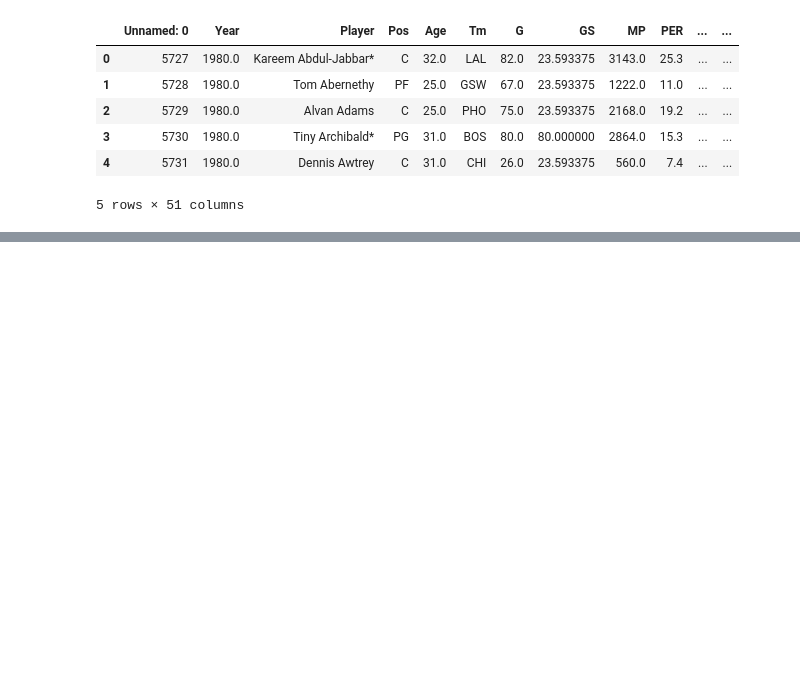
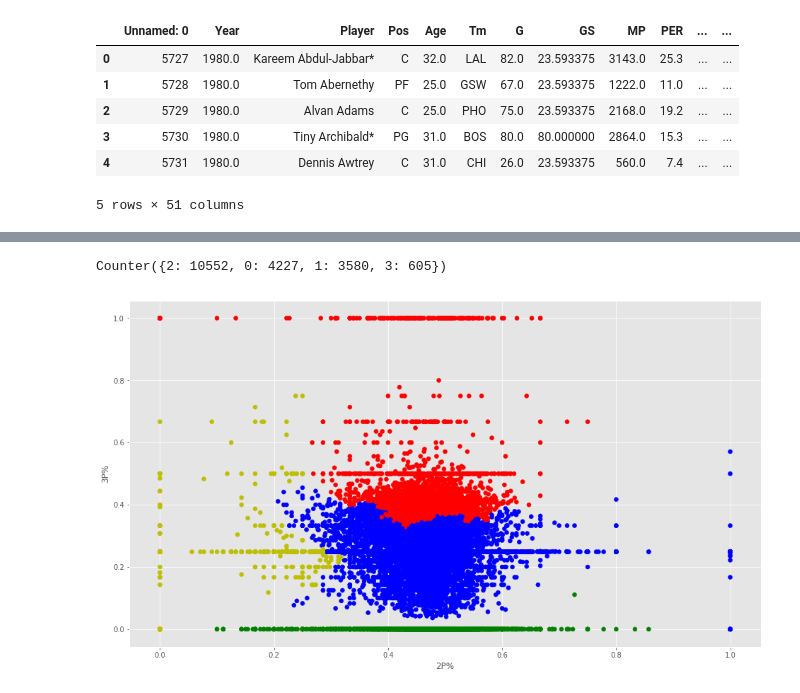
Before and after one commit to ll1195831146/Big-Data-Systems-and-Intelligence-Analytics, a Jupyter notebook: Assignment2/Assignment2.ipynb, the cells around one changed output, grey strips where cells are left out. Drawn from its saved outputs; the diff is of its cells as text; code cells hidden in the pictures; blank space fills up the shorter version.

```diff
--- a/Assignment2/Assignment2.ipynb
+++ b/Assignment2/Assignment2.ipynb
@@ -178,0 +176,20 @@ plt.show()
+# %%
+# Hierarchical: Agglomerative Clustering
+from sklearn.cluster import AgglomerativeClustering
+
+# Fit an estimator
+estimator = AgglomerativeClustering(n_clusters=4)
+X = data[["2P%", "3P%"]]
+estimator.fit(X)
+# Clusters are given in the labels_ attribute
+labels = estimator.labels_
+print (Counter(labels))
+
+colors = set_colors(labels)
+plt.scatter(data["2P%"], data["3P%"], c=colors)
+plt.xlabel("2P%")
+plt.ylabel("3P%")
+plt.show()
+# %% [output]
+Counter({2: 10552, 0: 4227, 1: 3580, 3: 605})
+[figure, added]
```
Also changed, not shown: parts of 17 cells of this notebook, 2 other files.
